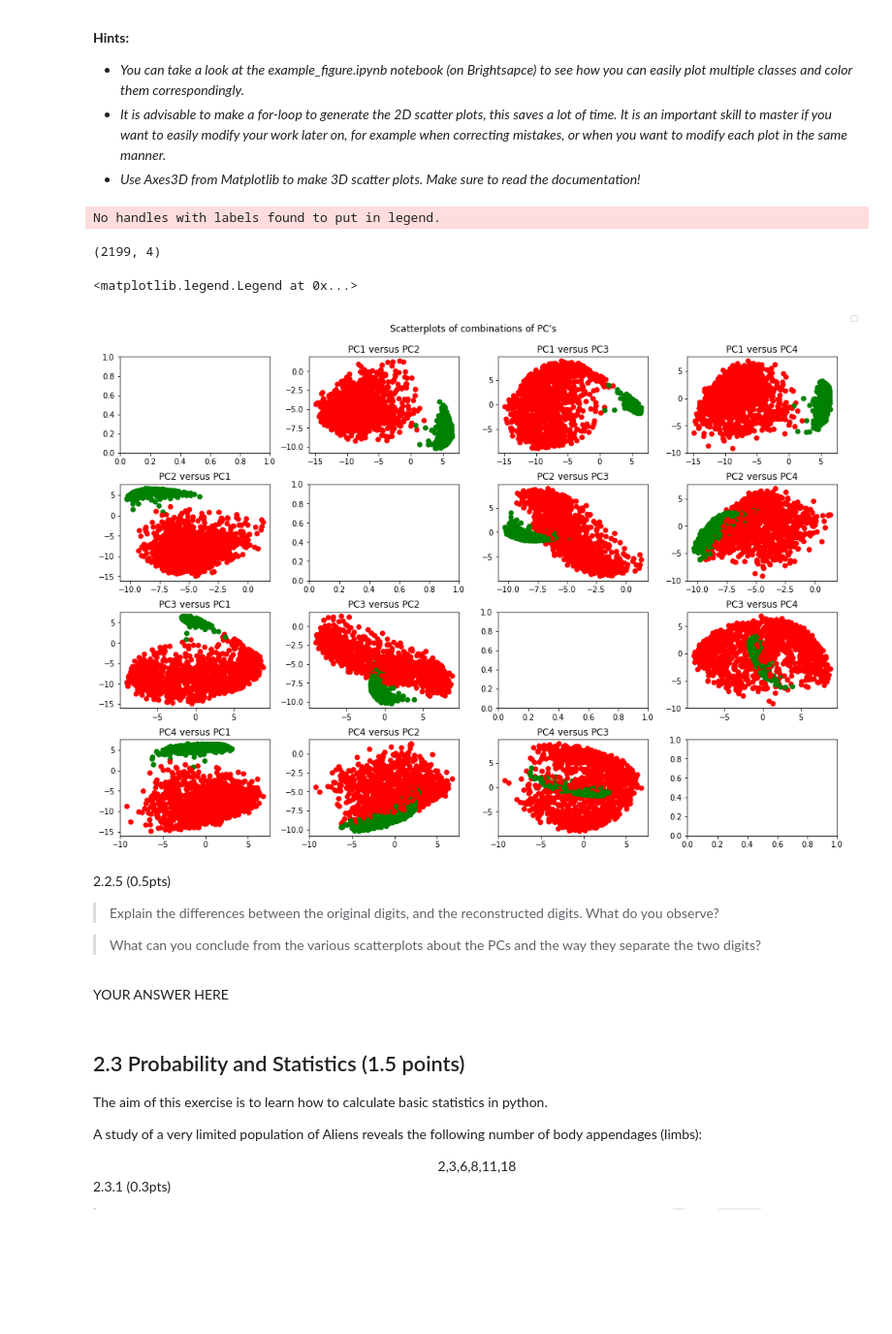
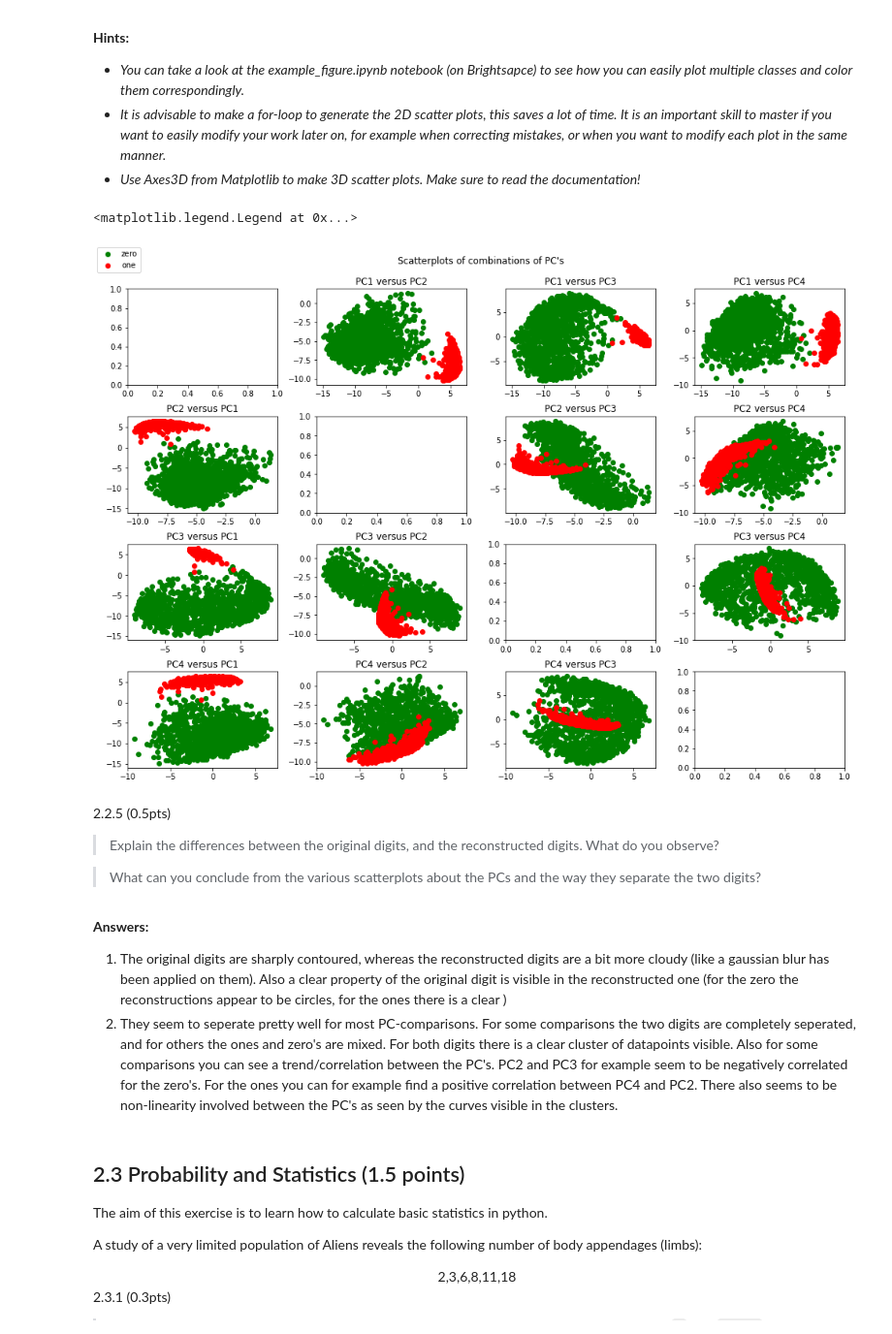
Before and after one commit to Senna-Renting/Data-Mining-Assignments, a Jupyter notebook: assignment_2/assignment_2/SennaRenting1_s1067489.ipynb, the cells around one changed output. Shown at 97% size. Saved outputs shown, nothing was run; the diff lists cells and outputs as text; code cells hidden in the pictures; blank space fills up the shorter version.

```diff
--- a/assignment_2/assignment_2/SennaRenting1_s1067489.ipynb
+++ b/assignment_2/assignment_2/SennaRenting1_s1067489.ipynb
@@ -397,35 +401,42 @@ for row in range(10):
 # %%
 #Answer to question 2.2.4
 # YOUR CODE HERE
 rows = 4
 cols = 4
 f, axs = plt.subplots(rows,cols, figsize=(14,10))
 f.suptitle("Scatterplots of combinations of PC's")
 f.tight_layout(pad=2)
 # adjust main title location
 f.subplots_adjust(top=0.92)
 
-colors = {0:"red", 1:"green"}
-print(Z.shape)
+#make filters
+filter_0 = y_01 == 0
+filter_1 = y_01 == 1
+#apply filters
+y_0 = y_01[filter_0]
+y_1 = y_01[filter_1]
+Z_0 = Z[filter_0]
+Z_1 = Z[filter_1]
 for row in range(rows):
     for col in range(cols):
         if row != col:
             axs[row][col].set_title(f"PC{row+1} versus PC{col+1}")
-            axs[row][col].scatter(x=Z[:,row], y=Z[:,col], c=[colors[dig] for dig in y_01], label=None)
-
-f.legend()
+            axs[row][col].scatter(x=Z_0[:,row], y=Z_0[:,col], c="green", label="zero")
+            axs[row][col].scatter(x=Z_1[:,row], y=Z_1[:,col], c="red", label="one")
+            handles, labels = axs[row][col].get_legend_handles_labels()
+f.legend(handles, labels, loc="upper left")
 # %% [output]
-No handles with labels found to put in legend.
+<matplotlib.legend.Legend at 0x...>
-(2199, 4)
-<matplotlib.legend.Legend at 0x...>
-[figure, old version]
+[figure, new version]
 # %% [markdown]
 2.2.5 (0.5pts)
 > Explain the differences between the original digits, and the reconstructed digits. What do you observe?
 
 > What can you conclude from the various scatterplots about the PCs and the way they separate the two digits?
-# %% [markdown]
-YOUR ANSWER HERE
+# %% [markdown]
+**Answers:**
+1. The original digits are sharply contoured, whereas the reconstructed digits are a bit more cloudy (like a gaussian blur has been applied on them). Also a clear property of the original digit is visible in the reconstructed one (for the zero the reconstructions appear to be circles, for the ones there is a clear )
+2. They seem to seperate pretty well for most PC-comparisons. For some comparisons the two digits are completely seperated, and for others the ones and zero's are mixed. For both digits there is a clear cluster of datapoints visible. Also for some comparisons you can see a trend/correlation between the PC's. PC2 and PC3 for example seem to be negatively correlated for the zero's. For the ones you can for example find a positive correlation between PC4 and PC2. There also seems to be non-linearity involved between the PC's as seen by the curves visible in the clusters.
 # %% [markdown]
 ## 2.3 Probability and Statistics (1.5 points)
 The aim of this exercise is to learn how to calculate basic statistics in python.
```
Also changed, not shown: parts of 3 cells of this notebook.
